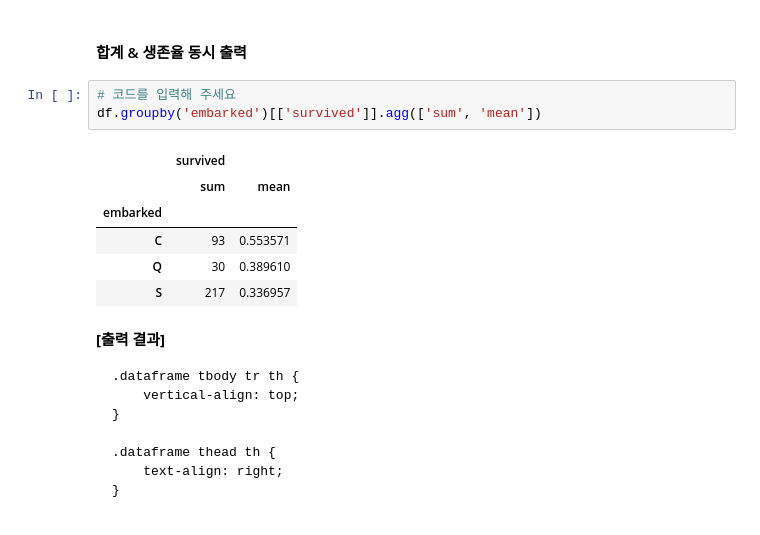
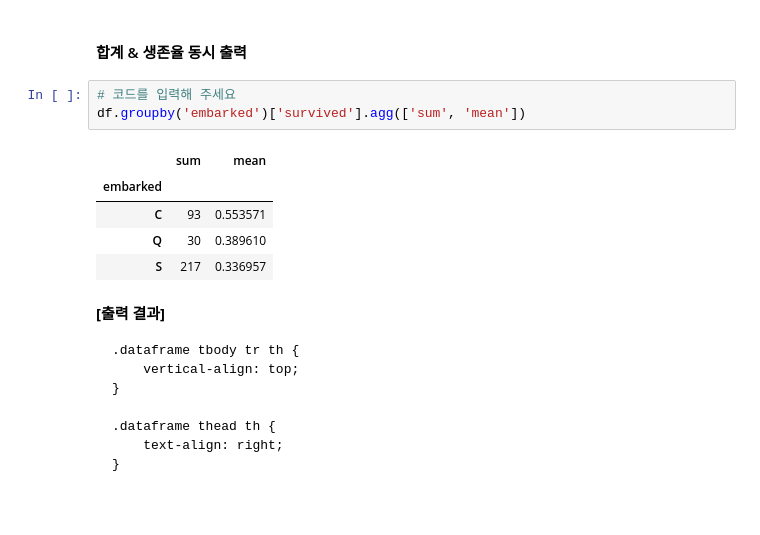
Before and after one commit to dsvit100/pandas, a Jupyter notebook: 10-titanic-practice-sol.ipynb, the cells around one changed output. Saved outputs shown, nothing was run; the diff lists cells and outputs as text.

```diff
--- a/10-titanic-practice-sol.ipynb
+++ b/10-titanic-practice-sol.ipynb
@@ -485,9 +485,8 @@ Name: survived, dtype: float64</pre>
 #### 합계 & 생존율 동시 출력
 # %%
 # 코드를 입력해 주세요
-df.groupby('embarked')[['survived']].agg(['sum', 'mean'])
+df.groupby('embarked')['survived'].agg(['sum', 'mean'])
 # %% [output]
-|  | survived |  |
 |  | sum | mean |
 | embarked |  |  |
 | C | 93 | 0.553571 |
```
Also changed, not shown: parts of 3 cells of this notebook, 1 other file.
